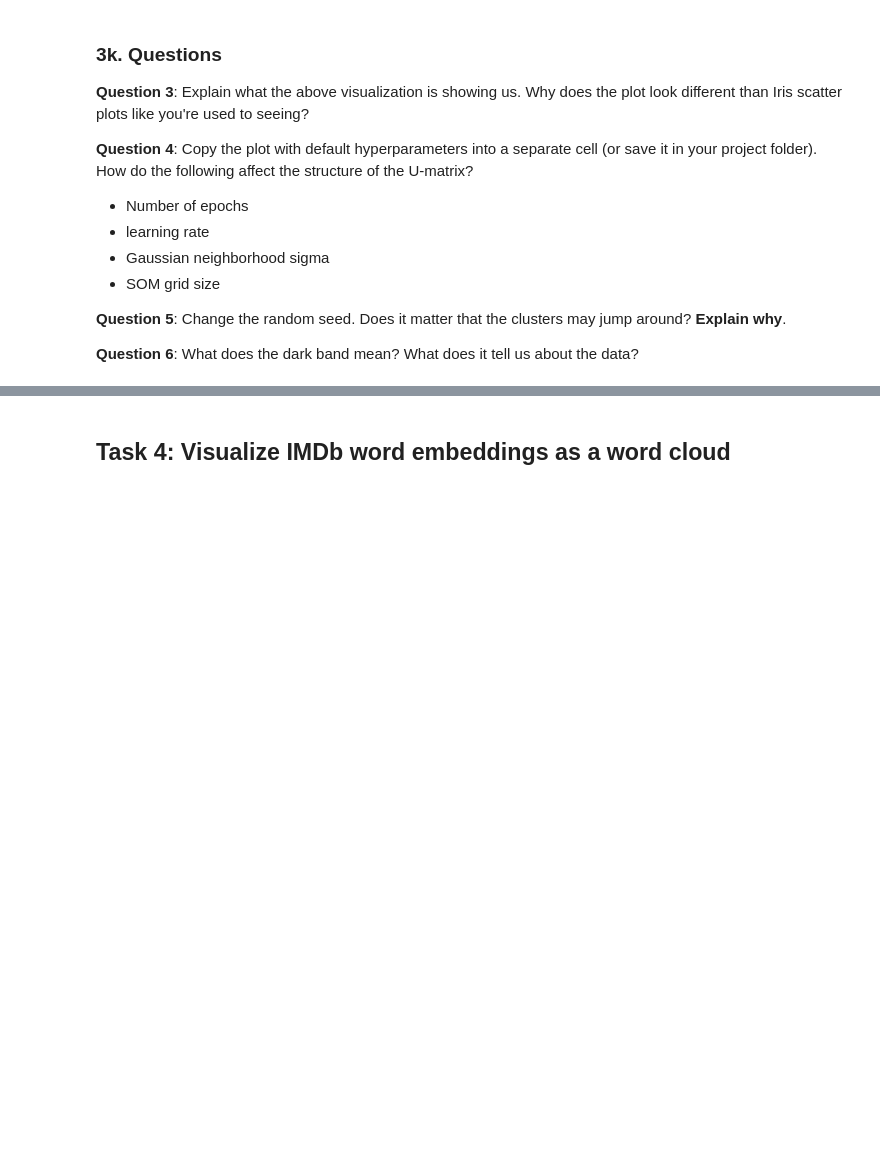
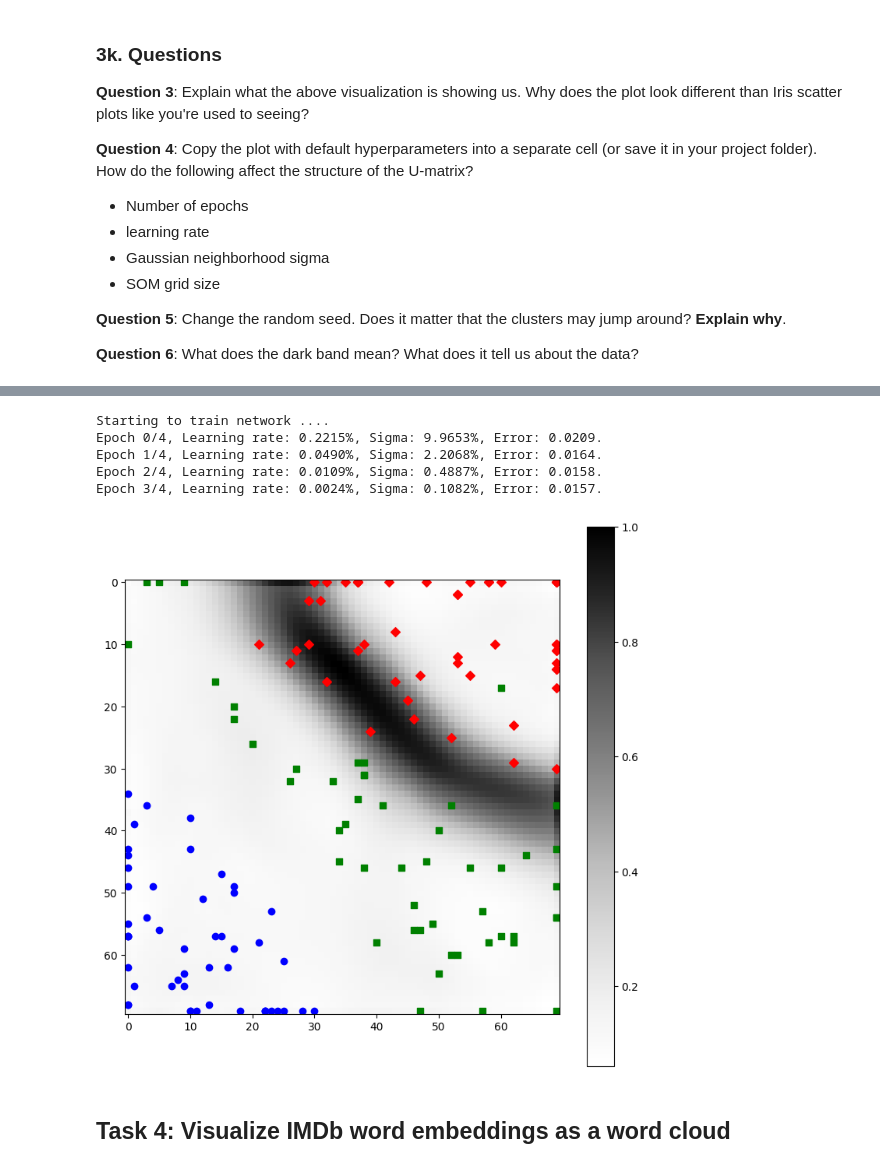
Before and after one commit to mqwen24/CS443_Projects, a Jupyter notebook: p2som/word_cloud.ipynb, the cells around one changed output, grey strips where cells are left out. Cells and saved outputs as stored; diff of their text form; code cells hidden in the pictures; blank space fills up the shorter version.

```diff
--- a/p2som/word_cloud.ipynb
+++ b/p2som/word_cloud.ipynb
@@ -487,3 +489,35 @@ plot_umatrix(u_matrix, x, y, iris_y, markers, colors)
+# %%
+np.random.seed(2)
+# default parameter
+n_epochs = 4
+lr = 1
+som_sz = (70, 70)
+sigma = 45
+
+# test parameter
+n_epochs = 4
+lr = 1
+som_sz = (70, 70)
+sigma = 45
+
+iris_som2 = som.SOM(map_sz=som_sz, num_feats=n_features)
+iris_som2.fit(x = iris_x, n_epochs=n_epochs, lr=lr, lr_decay=0.99, sigma=sigma, sigma_decay=0.99, print_every=1, verbose=True)
+
+x = []
+y = []
+for i in range(iris_x.shape[0]):
+    r, c = iris_som2.get_bmu(iris_x[i])
+    x.append(r)
+    y.append(c)
+u_matrix, dict_neigh = iris_som2.u_matrix()
+plot_umatrix(u_matrix, x, y, iris_y, markers, colors)
+# %% [output]
+Starting to train network ....
+Epoch 0/4, Learning rate: 0.2215%, Sigma: 9.9653%, Error: 0.0209.
+Epoch 1/4, Learning rate: 0.0490%, Sigma: 2.2068%, Error: 0.0164.
+Epoch 2/4, Learning rate: 0.0109%, Sigma: 0.4887%, Error: 0.0158.
+Epoch 3/4, Learning rate: 0.0024%, Sigma: 0.1082%, Error: 0.0157.
+[figure, added]
 # %% [markdown]
 ## Task 4: Visualize IMDb word embeddings as a word cloud
 # %% [markdown]
```
Also changed, not shown: parts of 14 cells of this notebook, 1 other file.
